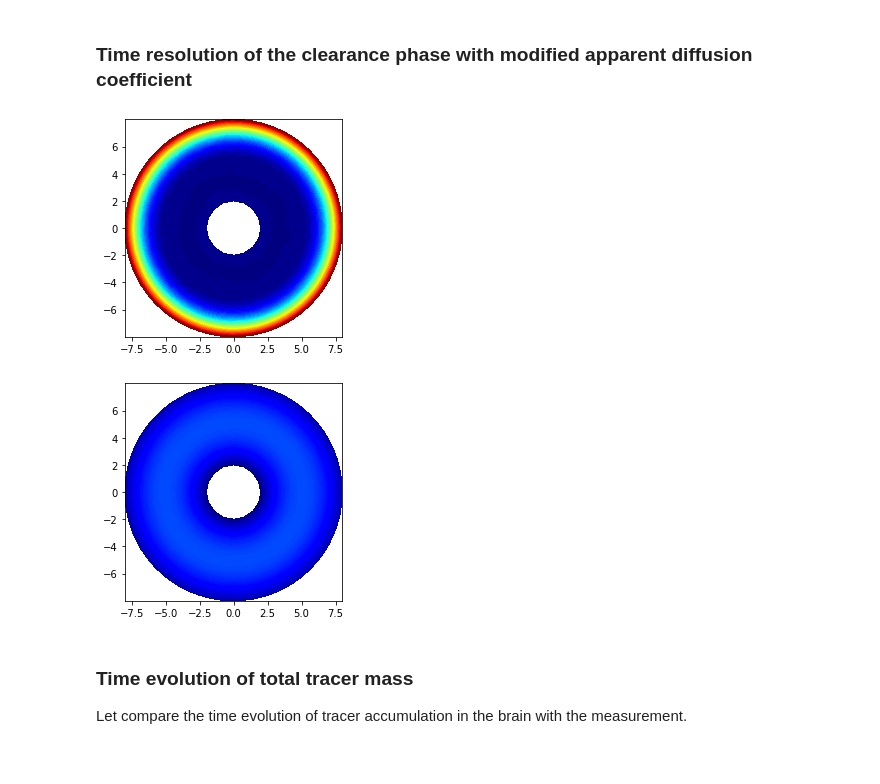
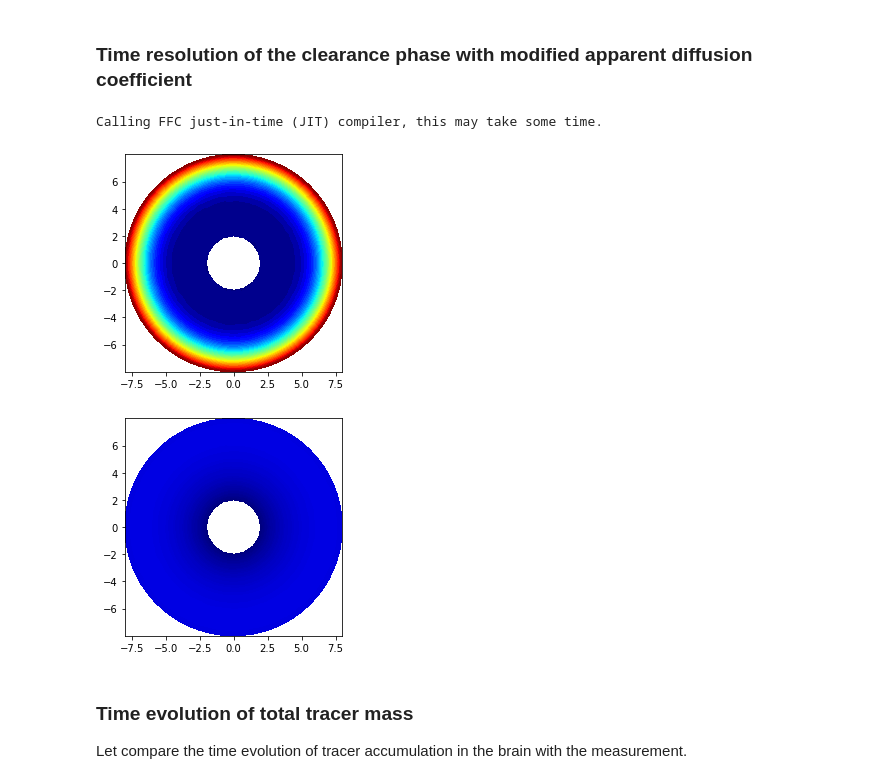
Before and after one commit to AlexandraVallet/fenicslectures, a Jupyter notebook: Solution_Braindiffusion8.ipynb, the cells around one changed output. Cells and saved outputs as stored; diff of their text form; code cells hidden in the pictures.

```diff
--- a/Solution_Braindiffusion8.ipynb
+++ b/Solution_Braindiffusion8.ipynb
@@ -725,7 +729,8 @@ g=dolfin.Constant(0) # flow condition on Neumann boundaries
 On the outer part (subarachnoid space) we will impose a concentration according to the CSF rate of turn over. This dirichlet condition will evolve with time so we will define it inside the time loop.
 # %%
 VCSF=125 #ml
-QCSF=500/(60*60*24) #ml/s
+QCSF=500/(60*60*24) #ml/
+Sbrain=4*3.14*8**2
 # %% [markdown]
 ### Time stepping
 # %%
@@ -733,13 +738,13 @@ tend=60*60*48 # seconds
 
 num_steps=100
 
-dt=(tend-t6h)/num_steps
+dt=(tend-t_enrichment)/num_steps
 # %%
 #initialization
 # We now start simulation at 6 hours.
-t=t6h
+t=t_enrichment
 # We initialize with the stored last concentration profile at 6 hours.
-c_n = dolfin.interpolate(c6h, V)
+c_n = dolfin.interpolate(c_enrichment, V)
 
 # Let plot the inital state
 plt.figure()
@@ -782,7 +787,7 @@ for n in range(num_steps):
 
     # we assume that only a part of the CSF volume exiting the brain is carrying the tracers.
     # we define alpha as the portion of reabsorbed CSF that had the concentration cSAS
-    alpha= 0.5
+    alpha= 0.1
     # the value of alpha is chosen in order to fit the experimental data. It will need to be discussed.
     newmass=(totalmass-Csas*absorbedvolume*alpha)
     # the new concentration in CSF is
@@ -791,7 +796,10 @@ for n in range(num_steps):
     bcouter = dolfin.DirichletBC(V, dolfin.Constant(newconcentration) , outer)
     bcinner = dolfin.DirichletBC(V, dolfin.Constant(0) , inner)
 
-    bc=[bcouter,bcinner]
+    g=dolfin.Constant(QCSF/Sbrain*Csas)
+
+
+    bc=[bcinner]
 
 
 
@@ -865,15 +874,15 @@ Let redo the clearance phase simulation using another diffusion coefficient. The
 # save the original diffusion coefficient
 k0=k
 # choose an enhancement factor
-enhancement_factor=10
+enhancement_factor=5
 # %% [markdown]
 ### Time resolution of the clearance phase with modified apparent diffusion coefficient
 # %%
 #initialization
 # We now start simulation at 6 hours.
-t=t6h
+t=t_enrichment
 # We initialize with the stored last concentration profile at 6 hours.
-c_n = dolfin.interpolate(c6h, V)
+c_n = dolfin.interpolate(c_enrichment, V)
 
 # Let plot the inital state
 plt.figure()
@@ -899,7 +908,7 @@ for n in range(num_steps):
     t += dt
 
     # set the apparent diffusion value
-    if (t>= 60*60*10)&(t<= 60*60*18):
+    if (t>= 60*60*6)&(t<= 60*60*14):
       k=k0*enhancement_factor
     else :
       k=k0
@@ -911,22 +920,11 @@ for n in range(num_steps):
     # we evaluate the concentration on a point close to the border
     Csas=c_n((0,7.99))
 
-    # assuming the concentration in SAS is homogeneous, the total mass in SAS is
-    totalmass=Csas*VCSF
+    # the flux on the outer surface is assumed to be driven by the clearance of the CSF
 
-    # the volume of CSF replaced by new CSF during dt is
-    absorbedvolume=QCSF*dt
+    g=dolfin.Constant(QCSF/Sbrain*Csas)
 
-    # the value of alpha is chosen in order to fit the experimental data. It will need to be discussed.
-    newmass=(totalmass-Csas*absorbedvolume*alpha)
-    # the new concentration in CSF is
-    newconcentration=newmass/VCSF
-
-
-    bcouter = dolfin.DirichletBC(V, dolfin.Constant(newconcentration) , outer)
-    bcinner = dolfin.DirichletBC(V, dolfin.Constant(0) , inner)
-
-    bc=[bcouter,bcinner]
+    bc=[bcinner]
 
     # update system of equations
     u = dolfin.TrialFunction(V)
@@ -934,35 +932,36 @@ for n in range(num_steps):
 
 
     # We update with new initial solution and sink term
     F = u*v*dolfin.dx + k*dt*dolfin.inner(dolfin.grad(u), dolfin.grad(v))*dolfin.dx - (c_n + dt*S)*v*dolfin.dx+ dt*g*v*dolfin.ds
     a, L = dolfin.lhs(F), dolfin.rhs(F)
 
 
     # Solve variational problem
     c = dolfin.Function(V)
     dolfin.solve(a == L, c,bc)
 
     # Update previous solution
     c_n.assign(c)
 
     #append the list with averaged concentrations
     mean_cortex=dolfin.assemble(c_n*mask_cortex*dolfin.dx(mesh))/dolfin.assemble(mask_cortex*dolfin.dx(mesh))
     mean_wm=dolfin.assemble(c_n*mask_wm*dolfin.dx(mesh))/dolfin.assemble(mask_wm*dolfin.dx(mesh))
     spanmeancortex.append(mean_cortex)
     spanmeanwm.append(mean_wm)
     spantime.append(t)
 
 
 # plot the final concentration profile
 plt.figure()
 p=dolfin.plot(c_n)
 # set colormap
 p.set_cmap ( "jet" )
 # set boundary values for the colorscale
 p.set_clim ( 0 , 1)
 # %% [output]
+Calling FFC just-in-time (JIT) compiler, this may take some time.
-[figure, old version]
+[figure, new version]
-[figure, old version]
+[figure, new version]
 # %% [markdown]
 ### Time evolution of total tracer mass
 Let compare the time evolution of tracer accumulation in the brain with the measurement.
```
Also changed, not shown: parts of 16 cells of this notebook.
